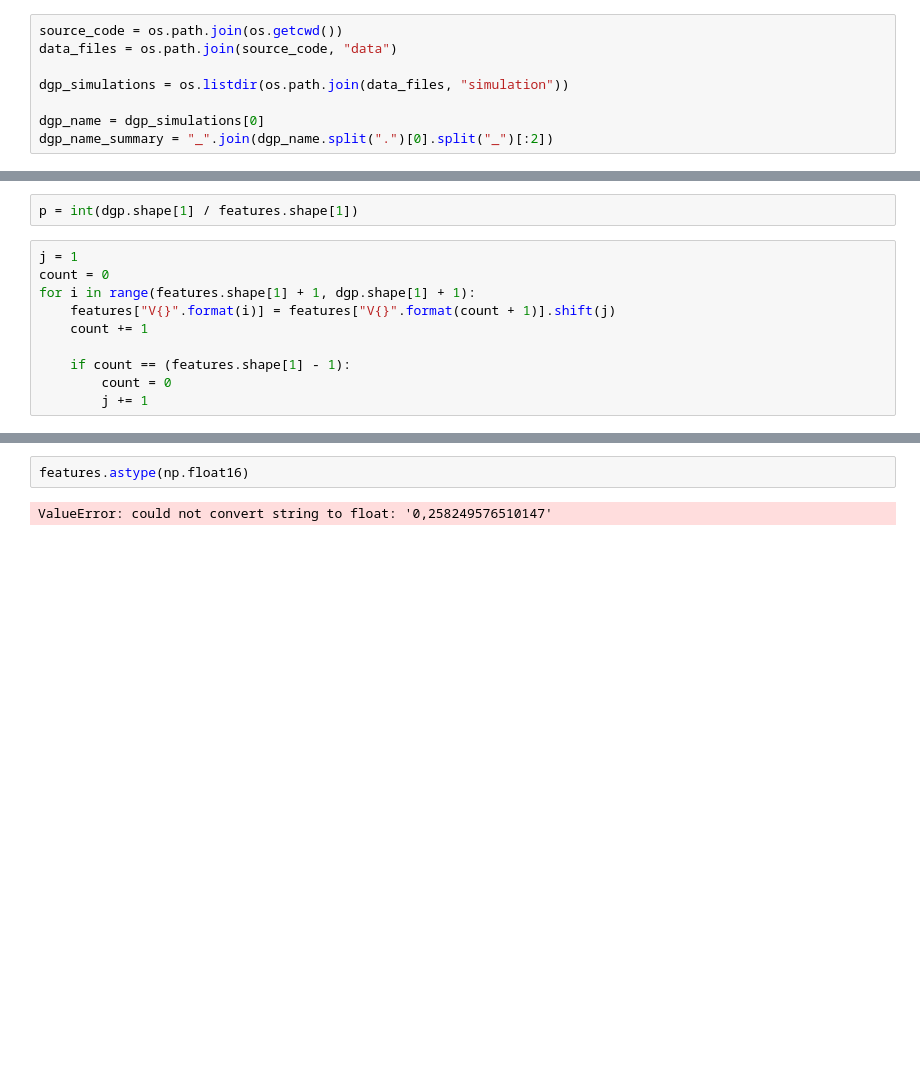
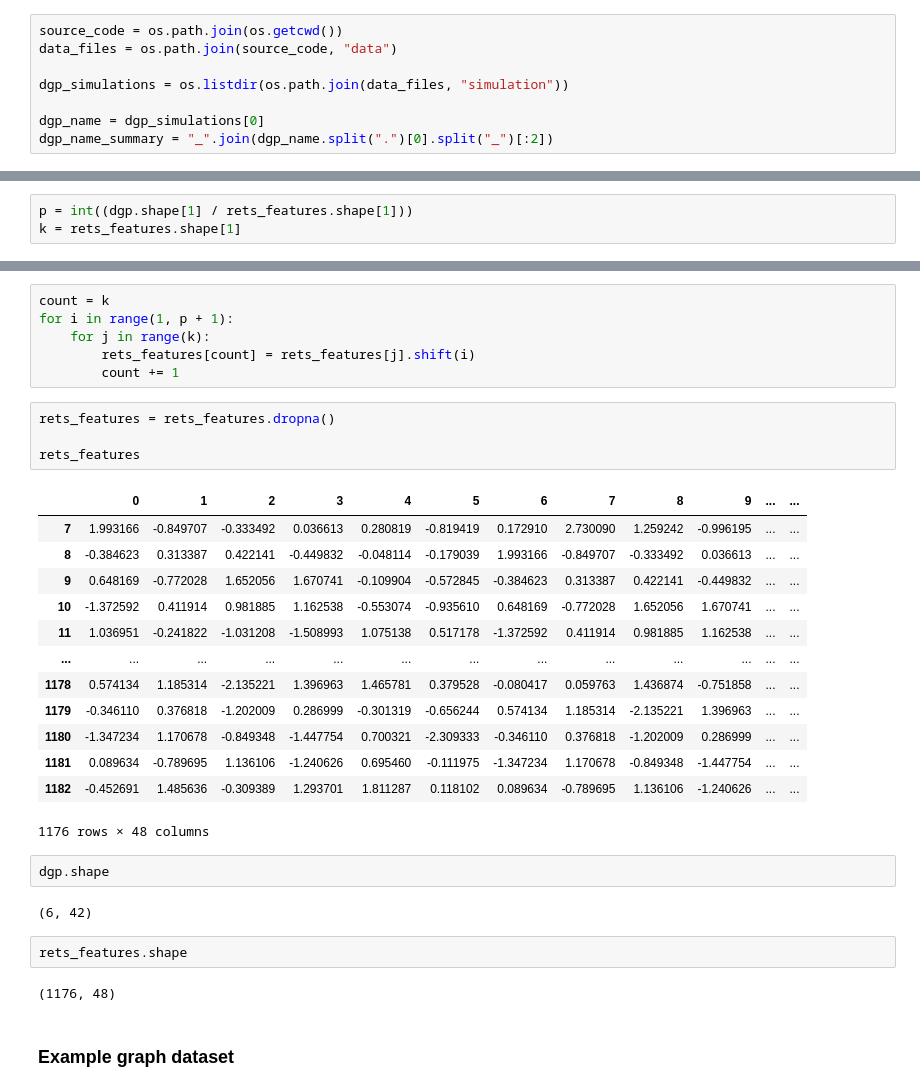
Before and after one commit to dcuoliveira/cd-ts, a Jupyter notebook: src/debug_gnn_var_coef.ipynb, the cells around one changed output, grey strips where cells are left out. Saved outputs shown, nothing was run; the diff lists cells and outputs as text; blank space fills up the shorter version.

```diff
--- a/src/debug_gnn_var_coef.ipynb
+++ b/src/debug_gnn_var_coef.ipynb
@@ -36,13 +39,4 @@ dgp.tail()
 5 rows × 42 columns
 # %%
-p = int(dgp.shape[1] / features.shape[1])
+p = int((dgp.shape[1] / rets_features.shape[1]))
+k = rets_features.shape[1]
-# %%
-j = 1
-count = 0
-for i in range(features.shape[1] + 1, dgp.shape[1] + 1):
-    features["V{}".format(i)] = features["V{}".format(count + 1)].shift(j)
-    count += 1
-
-    if count == (features.shape[1] - 1):
-        count = 0
-        j += 1
@@ -68,4 +43,34 @@ features
-# %%
-features.astype(np.float16)
-# %% [output]
-ValueError: could not convert string to float: '0,258249576510147'
+# %%
+count = k
+for i in range(1, p + 1):
+    for j in range(k):
+        rets_features[count] = rets_features[j].shift(i)
+        count += 1
+# %%
+rets_features = rets_features.dropna()
+
+rets_features
+# %% [output]
+|  | 0 | 1 | 2 | 3 | 4 | 5 | 6 | 7 | 8 | 9 | ... | ... |
+| 7 | 1.993166 | -0.849707 | -0.333492 | 0.036613 | 0.280819 | -0.819419 | 0.172910 | 2.730090 | 1.259242 | -0.996195 | ... | ... |
+| 8 | -0.384623 | 0.313387 | 0.422141 | -0.449832 | -0.048114 | -0.179039 | 1.993166 | -0.849707 | -0.333492 | 0.036613 | ... | ... |
+| 9 | 0.648169 | -0.772028 | 1.652056 | 1.670741 | -0.109904 | -0.572845 | -0.384623 | 0.313387 | 0.422141 | -0.449832 | ... | ... |
+| 10 | -1.372592 | 0.411914 | 0.981885 | 1.162538 | -0.553074 | -0.935610 | 0.648169 | -0.772028 | 1.652056 | 1.670741 | ... | ... |
+| 11 | 1.036951 | -0.241822 | -1.031208 | -1.508993 | 1.075138 | 0.517178 | -1.372592 | 0.411914 | 0.981885 | 1.162538 | ... | ... |
+| ... | ... | ... | ... | ... | ... | ... | ... | ... | ... | ... | ... | ... |
+| 1178 | 0.574134 | 1.185314 | -2.135221 | 1.396963 | 1.465781 | 0.379528 | -0.080417 | 0.059763 | 1.436874 | -0.751858 | ... | ... |
+| 1179 | -0.346110 | 0.376818 | -1.202009 | 0.286999 | -0.301319 | -0.656244 | 0.574134 | 1.185314 | -2.135221 | 1.396963 | ... | ... |
+| 1180 | -1.347234 | 1.170678 | -0.849348 | -1.447754 | 0.700321 | -2.309333 | -0.346110 | 0.376818 | -1.202009 | 0.286999 | ... | ... |
+| 1181 | 0.089634 | -0.789695 | 1.136106 | -1.240626 | 0.695460 | -0.111975 | -1.347234 | 1.170678 | -0.849348 | -1.447754 | ... | ... |
+| 1182 | -0.452691 | 1.485636 | -0.309389 | 1.293701 | 1.811287 | 0.118102 | 0.089634 | -0.789695 | 1.136106 | -1.240626 | ... | ... |
+1176 rows × 48 columns
+# %%
+dgp.shape
+# %% [output]
+(6, 42)
+# %%
+rets_features.shape
+# %% [output]
+(1176, 48)
+# %% [markdown]
+### Example graph dataset
```
Also changed, not shown: parts of 35 cells of this notebook, 1 other file.
